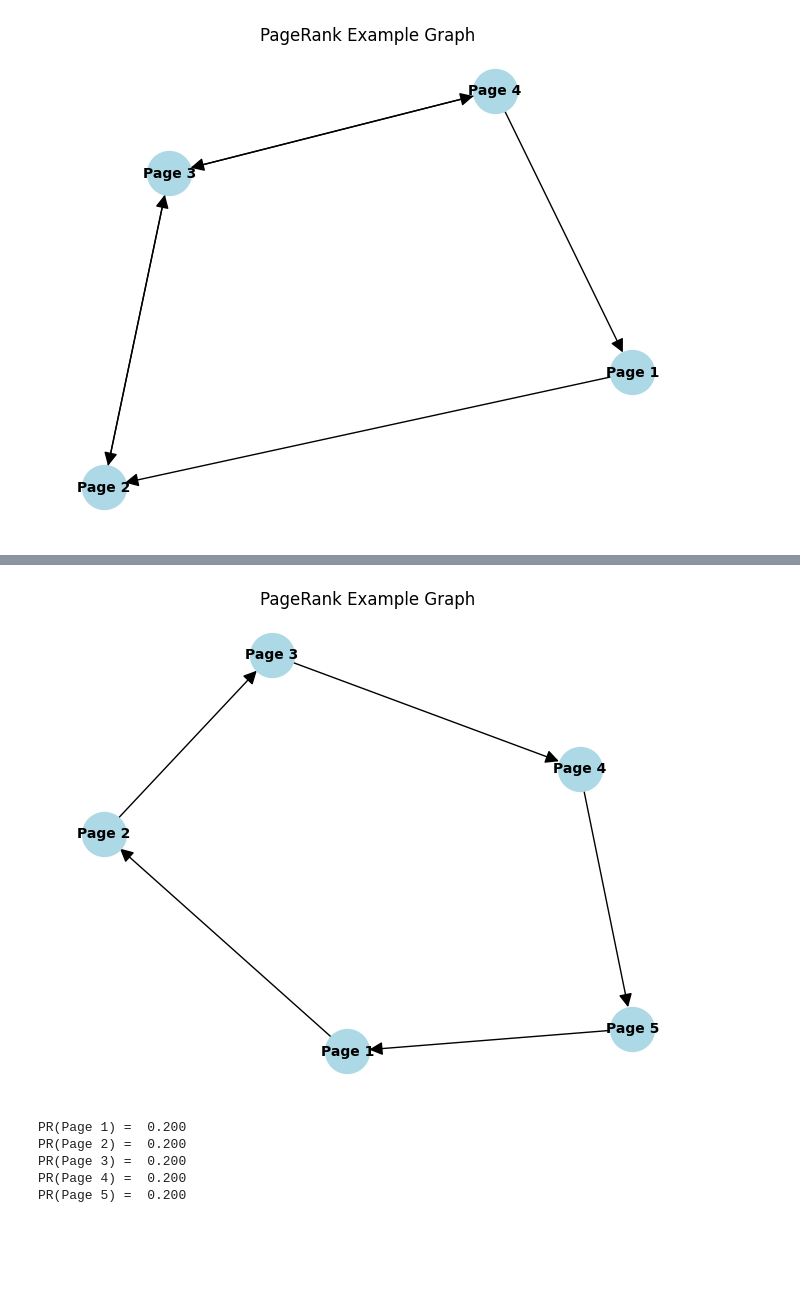
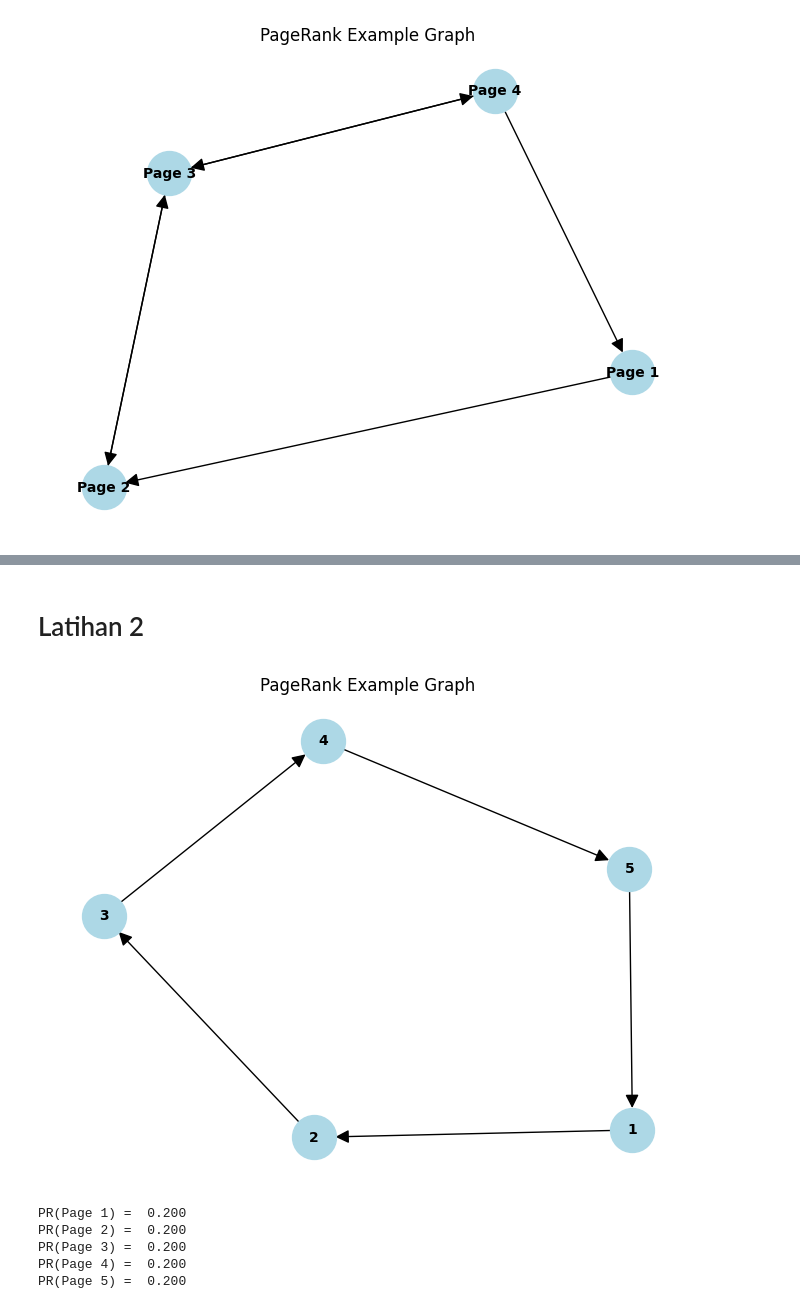
Before and after one commit to Sihjp/Widi-Ardhiansyah-DAA-S3, a Jupyter notebook: Week 9/Pertemuan_9_DAA_Algoritma_PageRank.ipynb, the cells around one changed output, grey strips where cells are left out. Cells and saved outputs as stored; diff of their text form; code cells hidden in the pictures; blank space fills up the shorter version.

```diff
--- a/Week 9/Pertemuan_9_DAA_Algoritma_PageRank.ipynb
+++ b/Week 9/Pertemuan_9_DAA_Algoritma_PageRank.ipynb
@@ -145,18 +147,21 @@ PR(Page 3) =  0.064
 PR(Page 4) =  0.080
 PR(Page 5) =  0.093
 PR(Page 6) =  0.104
+# %% [markdown]
+# Latihan 2
 # %%
+# Latihan 2
 # Membuat graph dari Adjacency matrix
 import numpy as np
 import networkx as nx
 import matplotlib.pyplot as plt
 
 # Define the adjacency matrix
-adjacency_matrix = np.array([[0, 1, 0, 0, 0, 0],
-                             [0, 0, 1, 0, 0, 0],
-                             [0, 0, 0, 1, 0, 0],
-                             [0, 0, 0, 0, 1, 0],
-                             [1, 0, 0, 0, 0, 0]])
+adjacency_matrix = np.array([[0, 1, 0, 0, 0],
+                             [0, 0, 1, 0, 0],
+                             [0, 0, 0, 1, 0],
+                             [0, 0, 0, 0, 1],
+                             [1, 0, 0, 0, 0]])
 
 # Create a directed graph
 G = nx.DiGraph()
@@ -173,39 +178,39 @@ for i in range(num_pages):
 
 # Draw the graph
 pos = nx.spring_layout(G) # Layout the graph
-labels = {i: f"Page {i+1}" for i in range(num_pages)}
+labels = {i: f"{i+1}" for i in range(num_pages)}
 nx.draw(G, pos, with_labels = True, labels = labels, node_size = 1000, node_color='lightblue', font_size=10, font_color='black', font_weight='bold', arrowsize=20)
 plt.title("PageRank Example Graph")
 plt.show()
 
 # Set the damping factor
 damping_factor = 0.85
 
 # Initiate the PageRank values
 num_pages = len(adjacency_matrix)
 page_rank = np.ones(num_pages) / num_pages
 
 # Number of iterations
 num_iterations = 100
 
 # Number of iterations
 num_iterations = 100
 
 for i in range(num_iterations):
     new_page_rank = np.zeros(num_pages)
     for j in range(num_pages):
         # Calculate the PageRank contribuution from each linking page
         linking_pages = [k for k in range(num_pages) if adjacency_matrix[k, j] == 1]
         for linking_page in linking_pages:
             new_page_rank[j] += page_rank[linking_page] / sum(adjacency_matrix[linking_page, :])
         new_page_rank[j] = damping_factor * new_page_rank[j] + (1 - damping_factor) / num_pages
     page_rank = new_page_rank
 
 # print the final PageRank values
 for page, rank in enumerate(page_rank):
     print(f"PR(Page {page + 1}) = {rank: .3f}")
 # %% [output]
-[figure, old version]
+[figure, new version]
 PR(Page 1) =  0.200
 PR(Page 2) =  0.200
 PR(Page 3) =  0.200
```
Also changed, not shown: parts of 12 cells of this notebook.
